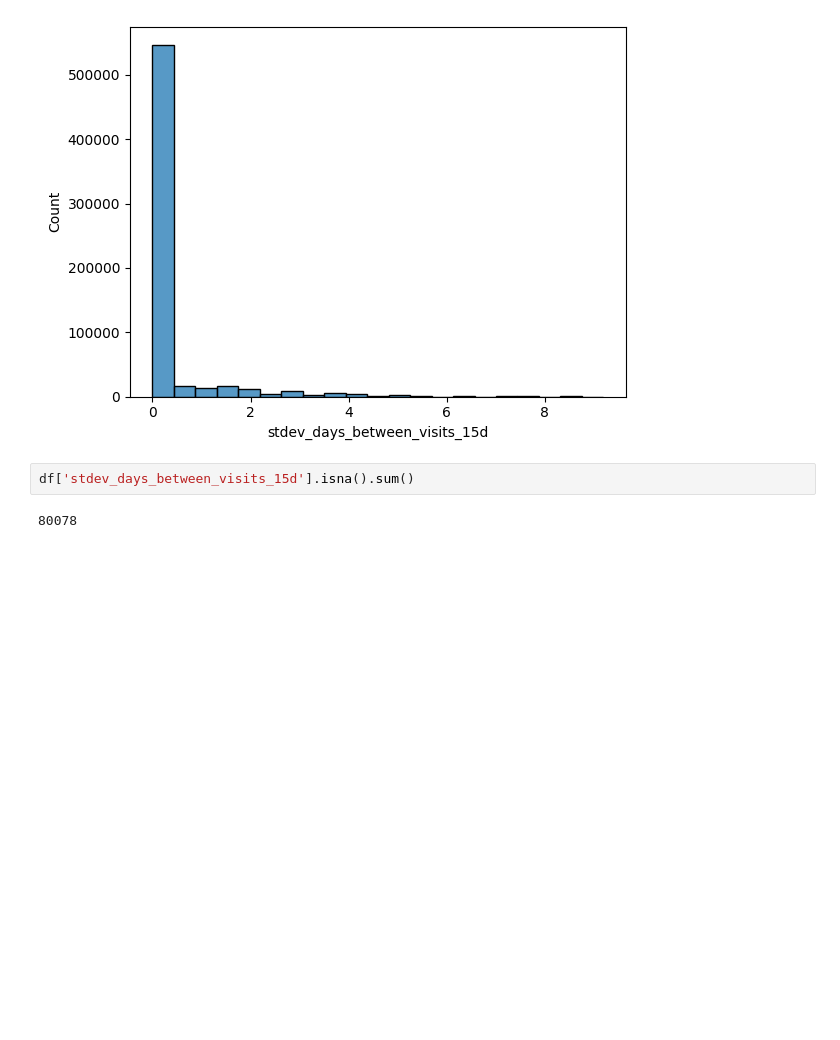
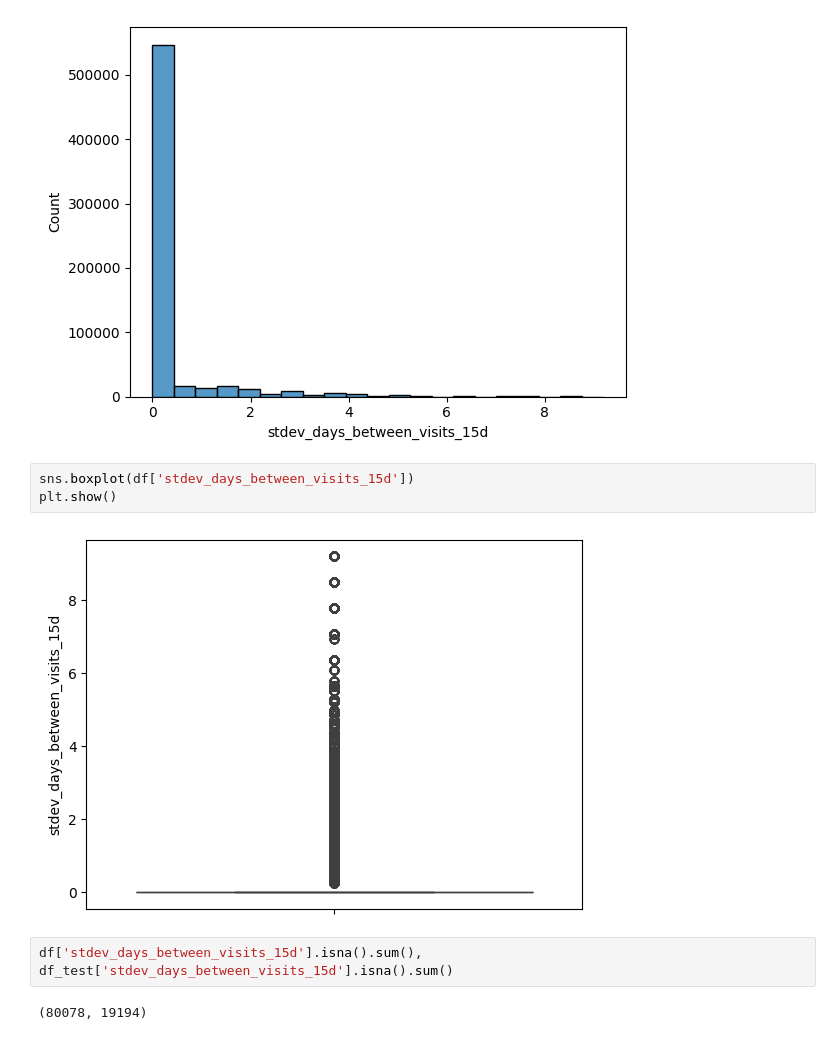
Before and after one commit to TayJen/Uplift---A-B-Testing---Reliable-ML, a Jupyter notebook: more_eda.ipynb, the cells around one changed output. Saved outputs shown, nothing was run; the diff lists cells and outputs as text; blank space fills up the shorter version.

```diff
--- a/more_eda.ipynb
+++ b/more_eda.ipynb
@@ -118,7 +120,12 @@ sns.histplot(df['stdev_days_between_visits_15d'])
 plt.show()
 # %% [output]
 [figure]
+# %%
+sns.boxplot(df['stdev_days_between_visits_15d'])
+plt.show()
+# %% [output]
+[figure, added]
 # %%
-df['stdev_days_between_visits_15d'].isna().sum()
+df['stdev_days_between_visits_15d'].isna().sum(), df_test['stdev_days_between_visits_15d'].isna().sum()
 # %% [output]
-80078
+(80078, 19194)
```
Also changed, not shown: parts of 2 cells of this notebook, 2 other files.
